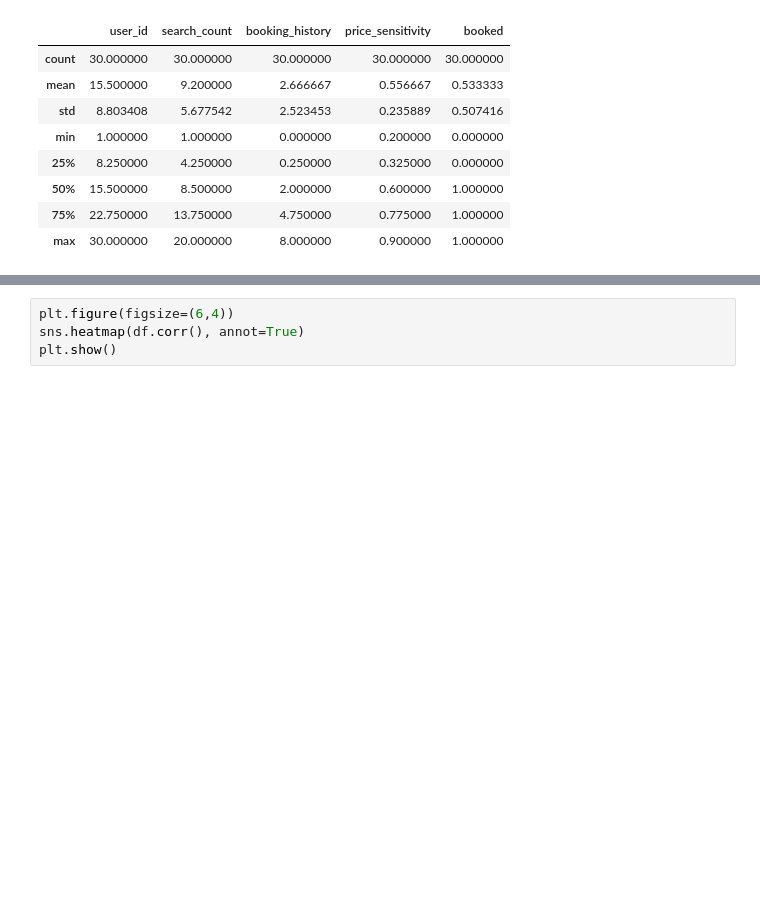
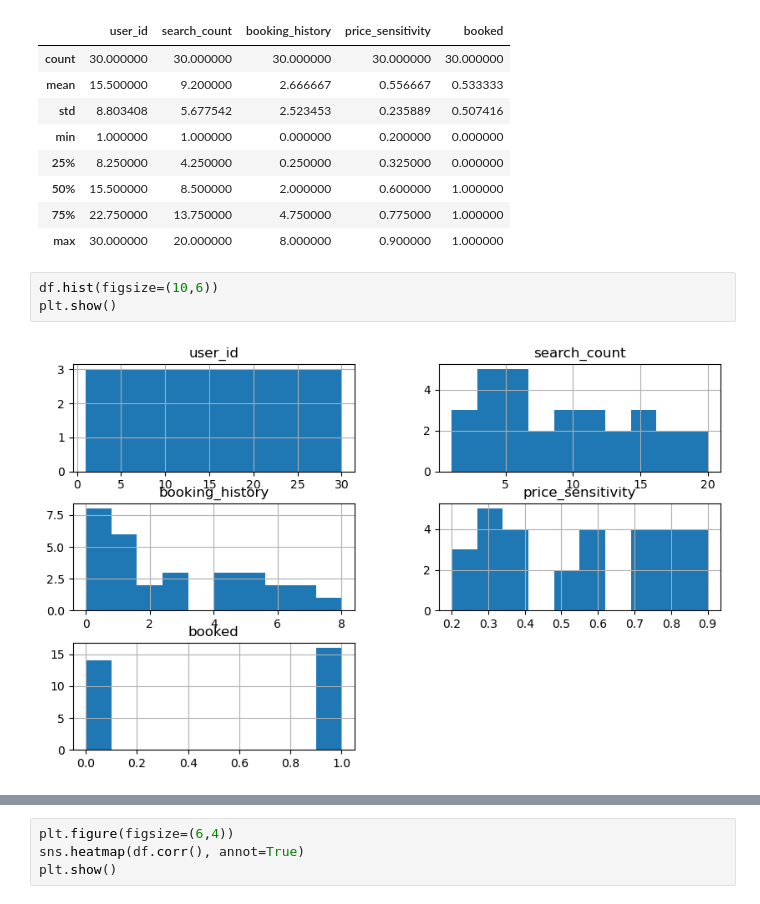
Before and after one commit to huamulan13/Travel-Booking-Prediction, a Jupyter notebook: notebooks/eda.ipynb, the cells around one changed output, grey strips where cells are left out. Saved outputs shown, nothing was run; the diff lists cells and outputs as text; blank space fills up the shorter version.

```diff
--- a/notebooks/eda.ipynb
+++ b/notebooks/eda.ipynb
@@ -40,6 +40,11 @@ df.describe()
 | 50% | 15.500000 | 8.500000 | 2.000000 | 0.600000 | 1.000000 |
 | 75% | 22.750000 | 13.750000 | 4.750000 | 0.775000 | 1.000000 |
 | max | 30.000000 | 20.000000 | 8.000000 | 0.900000 | 1.000000 |
+# %%
+df.hist(figsize=(10,6))
+plt.show()
+# %% [output]
+[figure, added]
 # %%
 sns.countplot(x="booked", data=df)
 plt.show()
```
Also changed, not shown: parts of 6 cells of this notebook, 7 other files.
